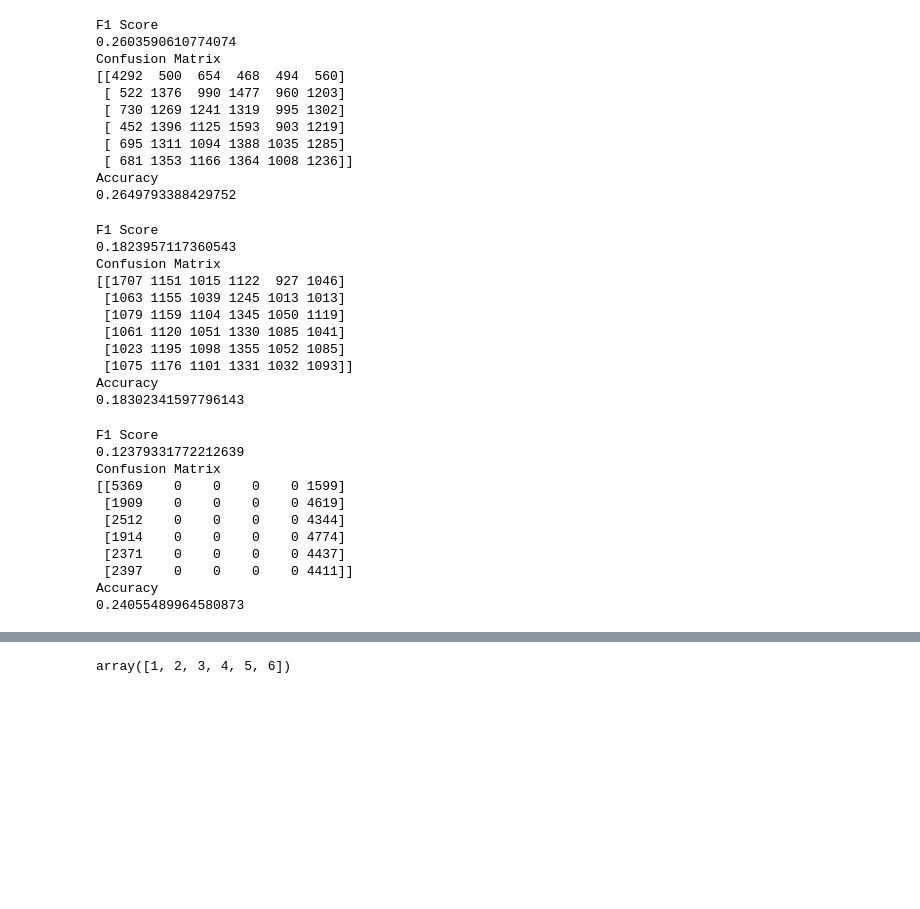
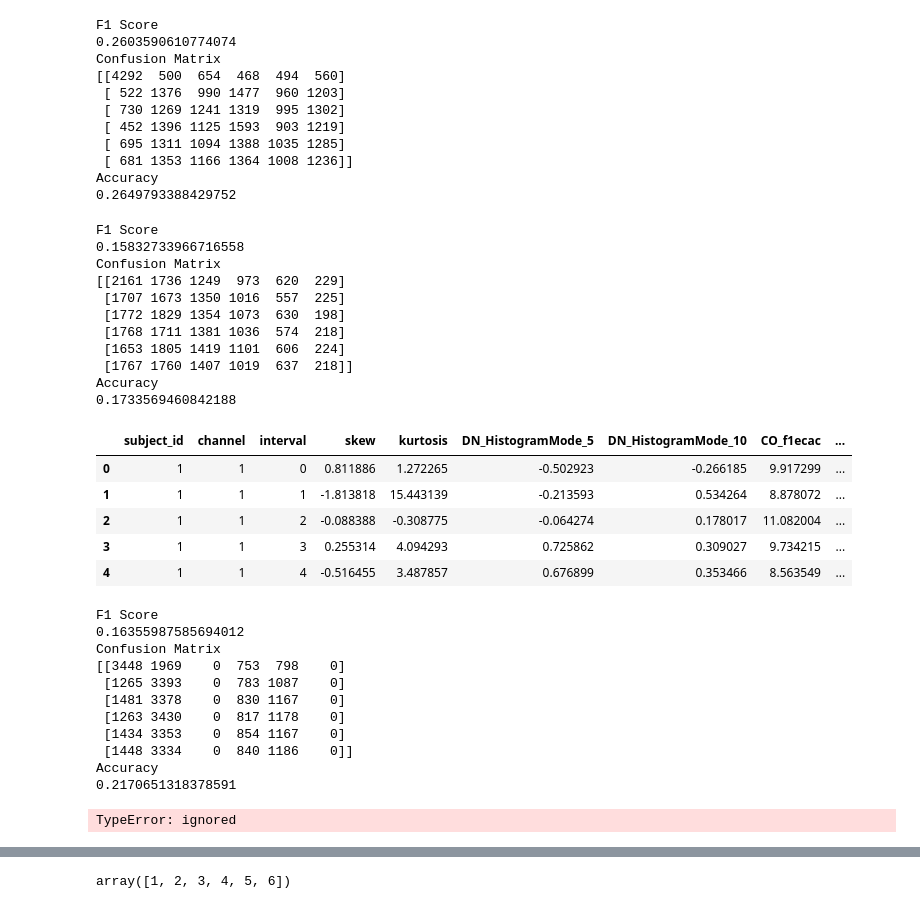
Before and after one commit to debanjansaha-git/gesture-classification, a Jupyter notebook: IE7300_Project_Gesture_Classification_v7.ipynb, the cells around one changed output, grey strips where cells are left out. Saved outputs shown, nothing was run; the diff lists cells and outputs as text; code cells hidden in the pictures; blank space fills up the shorter version.

```diff
--- a/IE7300_Project_Gesture_Classification_v7.ipynb
+++ b/IE7300_Project_Gesture_Classification_v7.ipynb
@@ -912,7 +912,7 @@ Accuracy
 0.2649793388429752
 # %%
 from sklearn.neighbors import KNeighborsClassifier
-neigh = KNeighborsClassifier(n_neighbors=53)
+neigh = KNeighborsClassifier(n_neighbors=2)
 neigh.fit(X_train.iloc[:,5:].values,y_train.values)
 y_test_pred=neigh.predict(X_test.iloc[:,5:].values)
 f=f1_score(y_test,y_test_pred,average='macro')
@@ -926,16 +926,16 @@ print('Accuracy')
 print(a)
 # %% [output]
 F1 Score
-0.1823957117360543
+0.15832733966716558
 Confusion Matrix
-[[1707 1151 1015 1122  927 1046]
- [1063 1155 1039 1245 1013 1013]
- [1079 1159 1104 1345 1050 1119]
- [1061 1120 1051 1330 1085 1041]
- [1023 1195 1098 1355 1052 1085]
- [1075 1176 1101 1331 1032 1093]]
+[[2161 1736 1249  973  620  229]
+ [1707 1673 1350 1016  557  225]
+ [1772 1829 1354 1073  630  198]
+ [1768 1711 1381 1036  574  218]
+ [1653 1805 1419 1101  606  224]
+ [1767 1760 1407 1019  637  218]]
 Accuracy
-0.18302341597796143
+0.1733569460842188
 # %%
 from scipy.optimize import minimize,Bounds
 from dataclasses import dataclass
@@ -994,16 +994,25 @@ def normalizeTrain(X):
 
 def normalizeTest(X,trainingMean,trainingStd):
   return (X - trainingMean)/trainingStd
+# %%
+X_train.head()
+# %% [output]
+|  | subject_id | channel | interval | skew | kurtosis | DN_HistogramMode_5 | DN_HistogramMode_10 | CO_f1ecac | ... |
+| 0 | 1 | 1 | 0 | 0.811886 | 1.272265 | -0.502923 | -0.266185 | 9.917299 | ... |
+| 1 | 1 | 1 | 1 | -1.813818 | 15.443139 | -0.213593 | 0.534264 | 8.878072 | ... |
+| 2 | 1 | 1 | 2 | -0.088388 | -0.308775 | -0.064274 | 0.178017 | 11.082004 | ... |
+| 3 | 1 | 1 | 3 | 0.255314 | 4.094293 | 0.725862 | 0.309027 | 9.734215 | ... |
+| 4 | 1 | 1 | 4 | -0.516455 | 3.487857 | 0.676899 | 0.353466 | 8.563549 | ... |
 # %%
 from sklearn.model_selection import train_test_split
-svm = SoftMarginSVM(C=100)
+svm = SoftMarginSVM(C=1)
 unique_y = y_train.unique()
 category_probabilities = pd.DataFrame()
-X_train_normalized,trainMean,trainStd = normalizeTrain(X_train.iloc[:,5:].values)
-X_test_normalized = normalizeTest(X_test.iloc[:,5:].values,trainMean,trainStd)
+X_train_normalized,trainMean,trainStd = normalizeTrain(X_train.iloc[:,4:].values)
+X_test_normalized = normalizeTest(X_test.iloc[:,4:].values,trainMean,trainStd)
 for category in unique_y:
   y_train_category = y_train.map(lambda x : 1 if x == category else -1)
-  X_Sample,_,y_Sample,_ = train_test_split(X_train_normalized,y_train_category.values,train_size=0.025,shuffle=True)
+  X_Sample,_,y_Sample,_ = train_test_split(X_train_normalized,y_train_category.values,train_size=0.005,shuffle=True)
   svm.fit(X_Sample,y_Sample)
   probability_df = pd.DataFrame(svm.predict(X_test_normalized))
   category_probabilities = pd.concat((category_probabilities,probability_df),axis=1)
@@ -1019,13 +1028,29 @@ print('Accuracy')
 print(a)
 # %% [output]
 F1 Score
-0.12379331772212639
+0.16355987585694012
 Confusion Matrix
-[[5369    0    0    0    0 1599]
- [1909    0    0    0    0 4619]
- [2512    0    0    0    0 4344]
- [1914    0    0    0    0 4774]
- [2371    0    0    0    0 4437]
- [2397    0    0    0    0 4411]]
+[[3448 1969    0  753  798    0]
+ [1265 3393    0  783 1087    0]
+ [1481 3378    0  830 1167    0]
+ [1263 3430    0  817 1178    0]
+ [1434 3353    0  854 1167    0]
+ [1448 3334    0  840 1186    0]]
 Accuracy
-0.24055489964580873
+0.2170651318378591
+# %%
+from randomForest import Node,DecisionTreeClf,RandomForestClf
+dclf = DecisionTreeClf(max_depth=10)
+dclf.fit(X_train.iloc[:,5:].values,y_train.values)
+predictions = dclf.predict(X_test.iloc[:,5:])
+f=f1_score(y_test,predictions,average='macro')
+c=confusion_matrix(y_test,predictions),
+a=accuracy_score(y_test,predictions)
+print('F1 Score')
+print(f)
+print('Confusion Matrix')
+print(c)
+print('Accuracy')
+print(a)
+# %% [output]
+TypeError: ignored
```
Also changed, not shown: parts of 6 cells of this notebook.
